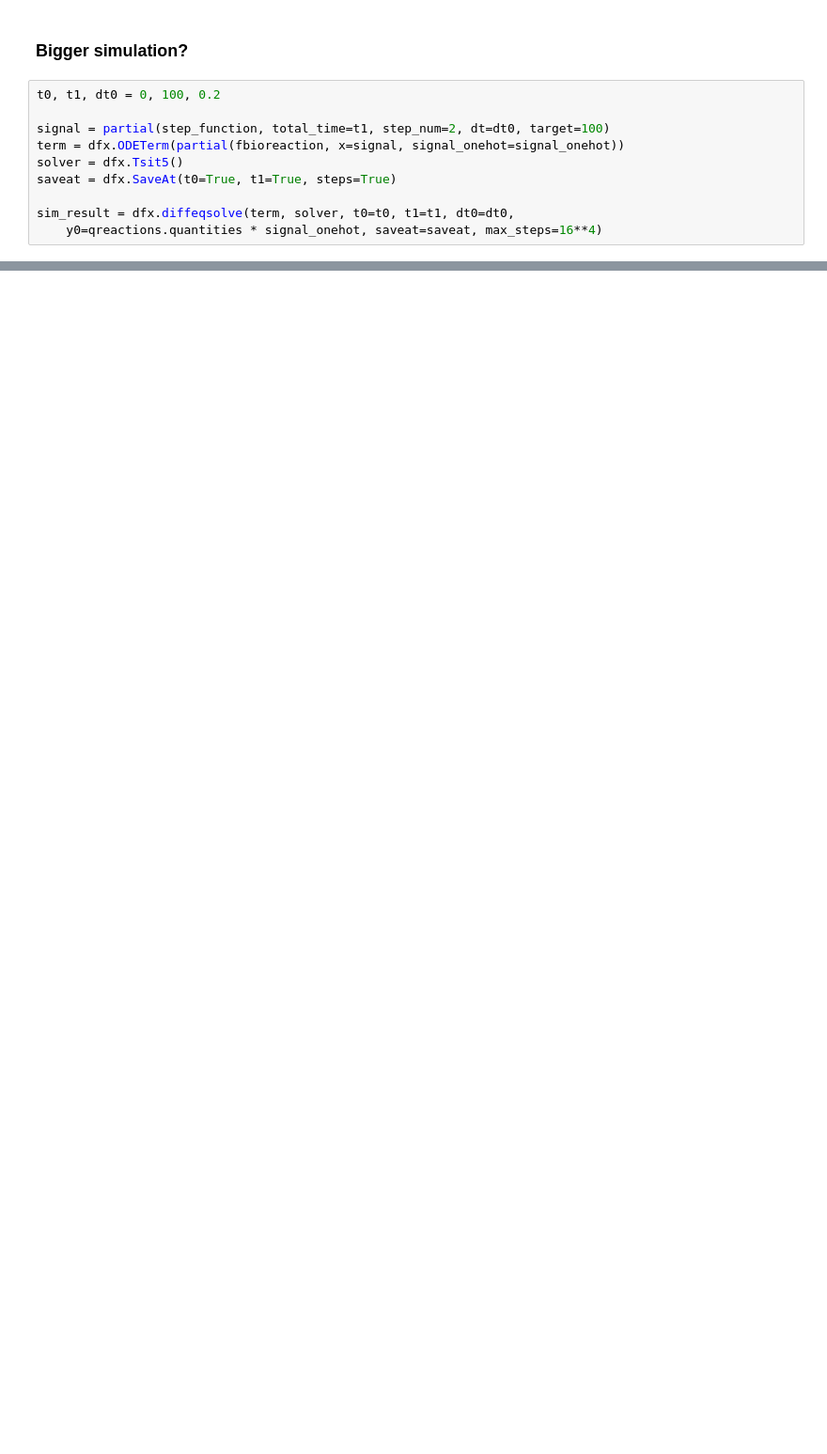
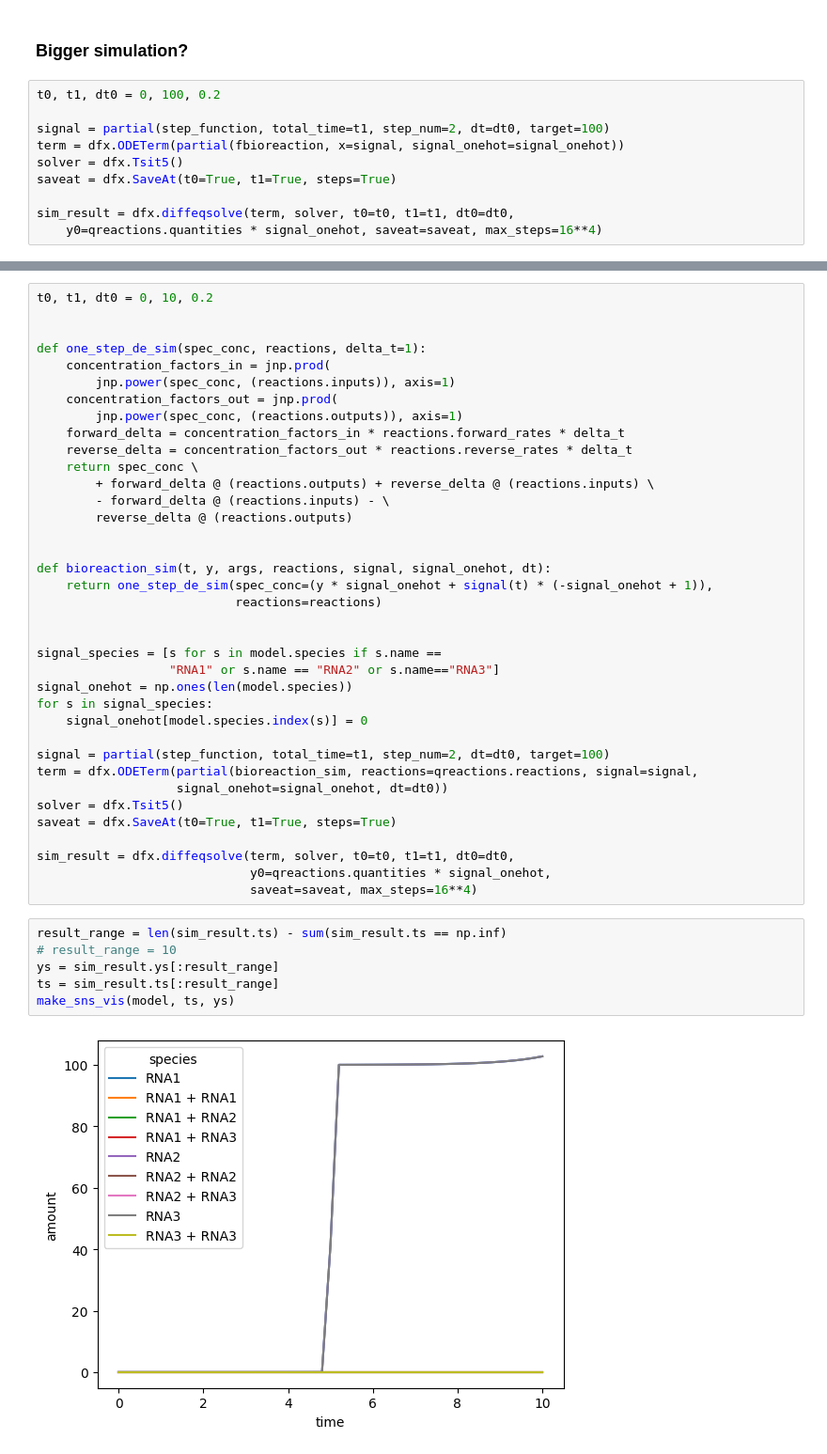
Before and after one commit to Steel-Lab-Oxford/core-bioreaction-simulation, a Jupyter notebook: notebooks/test_signal.ipynb, the cells around one changed output, grey strips where cells are left out. Shown: that part at 94% size. Saved outputs shown, nothing was run; the diff lists cells and outputs as text; blank space fills up the shorter version.

Commit message:
testing signal working...

```diff
--- a/notebooks/test_signal.ipynb
+++ b/notebooks/test_signal.ipynb
@@ -126,0 +129,45 @@ make_sns_vis(model, sim_result)
+# %%
+t0, t1, dt0 = 0, 10, 0.2
+
+
+def one_step_de_sim(spec_conc, reactions, delta_t=1):
+    concentration_factors_in = jnp.prod(
+        jnp.power(spec_conc, (reactions.inputs)), axis=1)
+    concentration_factors_out = jnp.prod(
+        jnp.power(spec_conc, (reactions.outputs)), axis=1)
+    forward_delta = concentration_factors_in * reactions.forward_rates * delta_t
+    reverse_delta = concentration_factors_out * reactions.reverse_rates * delta_t
+    return spec_conc \
+        + forward_delta @ (reactions.outputs) + reverse_delta @ (reactions.inputs) \
+        - forward_delta @ (reactions.inputs) - \
+        reverse_delta @ (reactions.outputs)
+
+
+def bioreaction_sim(t, y, args, reactions, signal, signal_onehot, dt):
+    return one_step_de_sim(spec_conc=(y * signal_onehot + signal(t) * (-signal_onehot + 1)),
+                           reactions=reactions)
+
+
+signal_species = [s for s in model.species if s.name ==
+                  "RNA1" or s.name == "RNA2" or s.name=="RNA3"]
+signal_onehot = np.ones(len(model.species))
+for s in signal_species:
+    signal_onehot[model.species.index(s)] = 0
+
+signal = partial(step_function, total_time=t1, step_num=2, dt=dt0, target=100)
+term = dfx.ODETerm(partial(bioreaction_sim, reactions=qreactions.reactions, signal=signal,
+                   signal_onehot=signal_onehot, dt=dt0))
+solver = dfx.Tsit5()
+saveat = dfx.SaveAt(t0=True, t1=True, steps=True)
+
+sim_result = dfx.diffeqsolve(term, solver, t0=t0, t1=t1, dt0=dt0,
+                             y0=qreactions.quantities * signal_onehot,
+                             saveat=saveat, max_steps=16**4)
+# %%
+result_range = len(sim_result.ts) - sum(sim_result.ts == np.inf)
+# result_range = 10
+ys = sim_result.ys[:result_range]
+ts = sim_result.ts[:result_range]
+make_sns_vis(model, ts, ys)
+# %% [output]
+[figure, added]
```
Also changed, not shown: parts of 5 cells of this notebook, 1 other file.
